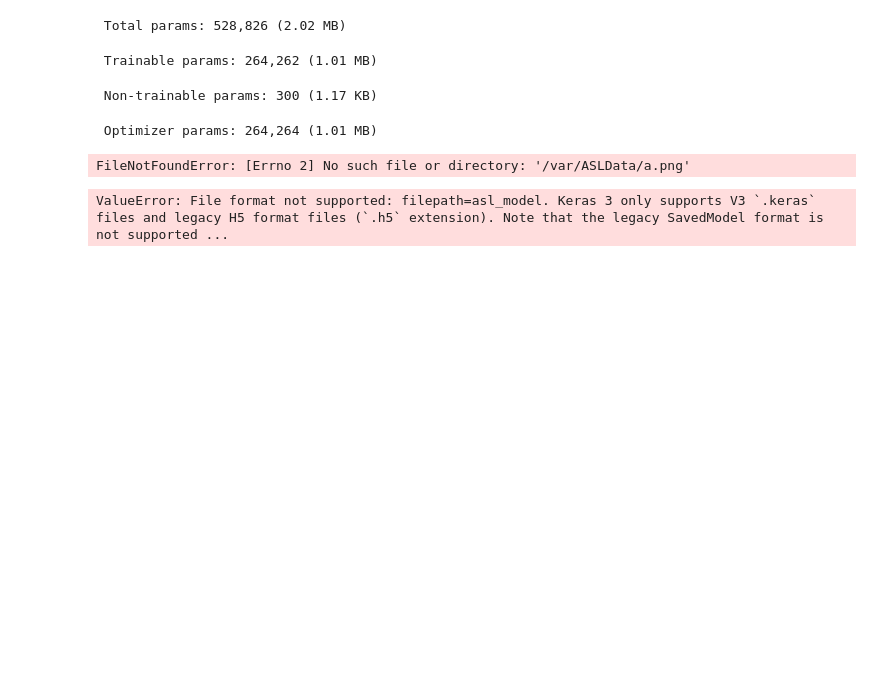
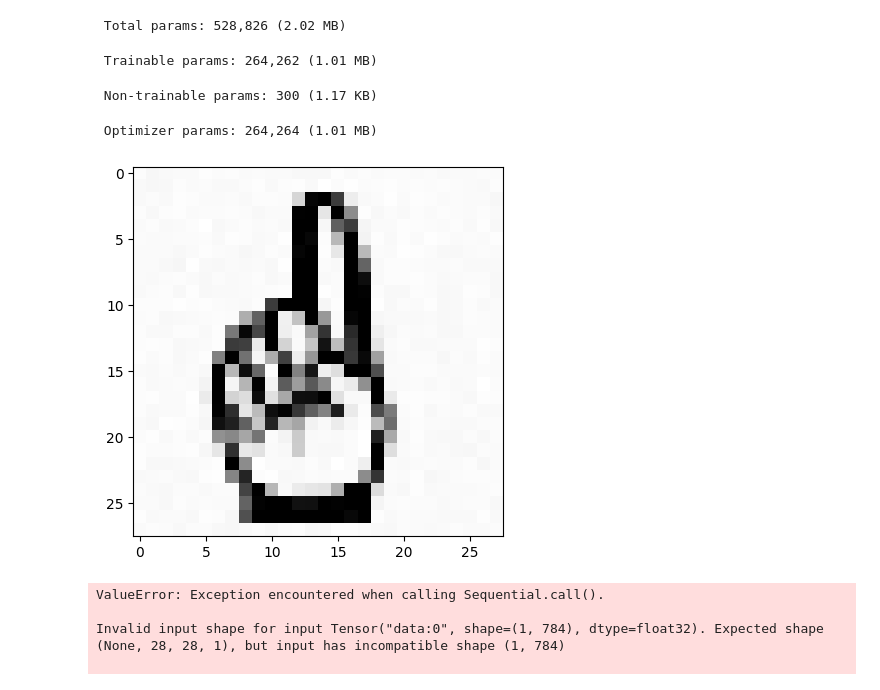
Before and after one commit to AdanAgr/CCPD, a Jupyter notebook: Semana 13/Tema13_NNs_Resuelto.ipynb, the cells around one changed output. Saved outputs shown, nothing was run; the diff lists cells and outputs as text; code cells hidden in the pictures; blank space fills up the shorter version.

Commit message:
Fix Problems with dimension inputs

```diff
--- a/Semana 13/Tema13_NNs_Resuelto.ipynb
+++ b/Semana 13/Tema13_NNs_Resuelto.ipynb
@@ -568,16 +568,16 @@ Model: "sequential_6"
  Optimizer params: 264,264 (1.01 MB)
 # %%
 from tensorflow.keras.preprocessing import image as image_utils
-image_a = image_utils.load_img('/var/tmp/a.png', color_mode="grayscale", target_size=(28,28))
+image_a = image_utils.load_img('/var/a.png', color_mode="grayscale", target_size=(28,28))
 import matplotlib.pyplot as plt
 plt.imshow(image_a, cmap='gray')
 plt.show()
 
 image_a = image_utils.img_to_array(image_a)
 image_a = image_a.reshape(1,28,28,1)
 image_a = image_a / 255
 # %% [output]
-FileNotFoundError: [Errno 2] No such file or directory: '/var/ASLData/a.png'
+[figure, added]
 # %%
 prediction = model.predict(image_a)
 print(prediction)
@@ -587,8 +589,8 @@ from tensorflow import keras
 from tensorflow.keras.preprocessing import image as image_utils
 
 alphabet = "abcdefghiklmnopqrstuvwxy"
-model = keras.models.load_model('asl_model')
-image_file="/var/DL_data/a.png"
+model = keras.models.load_model('asl_model.keras')
+image_file="/var/a.png"
 
 def predict_letter(file):
    # image = # TODO: cargar y escalar imagen
@@ -598,7 +600,7 @@ def predict_letter(file):
     image = image_utils.img_to_array(image)
 
    # image = # TODO: cambiar forma de imagen
-    image = image.reshape(1, 784)
+    image = image.reshape(1, 28, 28 , 1)
 
   #  image = # TODO: normalizar imagen
     image = image.astype("float32") / 255.0
@@ -615,4 +617,7 @@ def predict_letter(file):
 
 print("Prediction: ",predict_letter(image_file))
 # %% [output]
-ValueError: File format not supported: filepath=asl_model. Keras 3 only supports V3 `.keras` files and legacy H5 format files (`.h5` extension). Note that the legacy SavedModel format is not supported ...
+ValueError: Exception encountered when calling Sequential.call().
+
+Invalid input shape for input Tensor("data:0", shape=(1, 784), dtype=float32). Expected shape (None, 28, 28, 1), but input has incompatible shape (1, 784)
+
```
Also changed, not shown: parts of 1 cell of this notebook.
